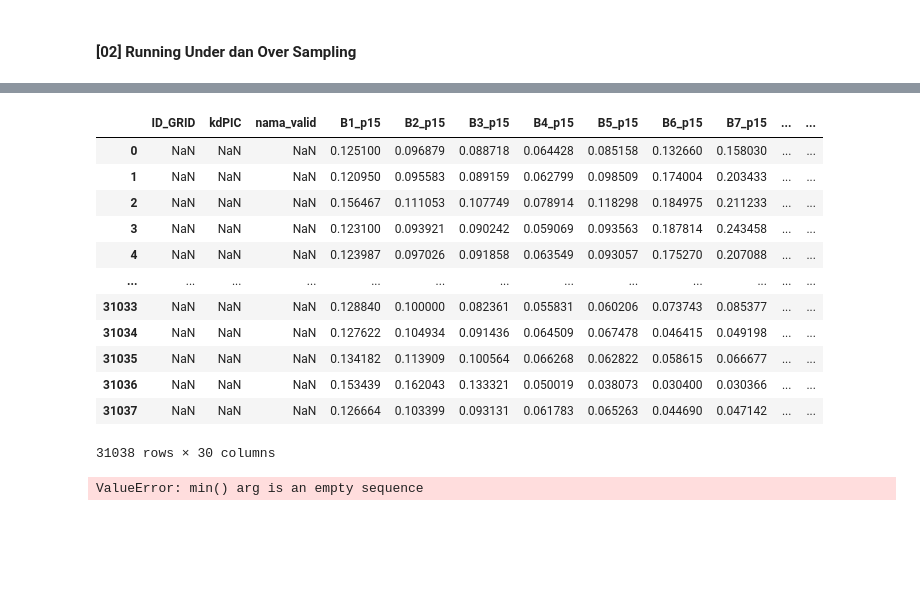
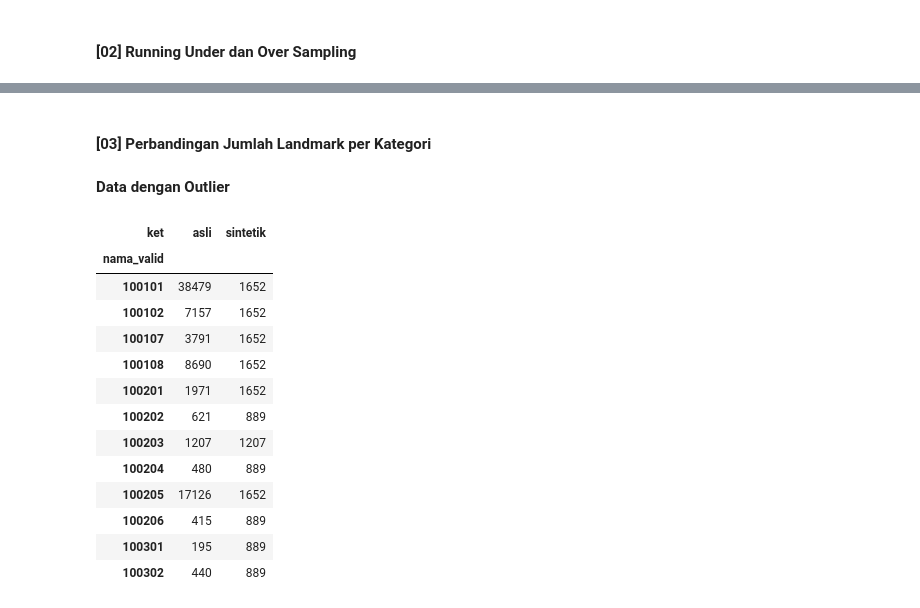
Before and after one commit to achmfirmansyah/MLST2023, a Jupyter notebook: 03_Data Preparation #3 [Over_and_Under_Sampling].ipynb, the cells around one changed output, grey strips where cells are left out. Saved outputs shown, nothing was run; the diff lists cells and outputs as text; code cells hidden in the pictures; blank space fills up the shorter version.

```diff
--- a/03_Data Preparation #3 [Over_and_Under_Sampling].ipynb
+++ b/03_Data Preparation #3 [Over_and_Under_Sampling].ipynb
@@ -132,20 +108,22 @@ plt.plot()
-# %%
-df_all.loc[df_all.ket == 'sintetik']
-# %% [output]
-|  | ID_GRID | kdPIC | nama_valid | B1_p15 | B2_p15 | B3_p15 | B4_p15 | B5_p15 | B6_p15 | B7_p15 | ... | ... |
-| 0 | NaN | NaN | NaN | 0.125100 | 0.096879 | 0.088718 | 0.064428 | 0.085158 | 0.132660 | 0.158030 | ... | ... |
-| 1 | NaN | NaN | NaN | 0.120950 | 0.095583 | 0.089159 | 0.062799 | 0.098509 | 0.174004 | 0.203433 | ... | ... |
-| 2 | NaN | NaN | NaN | 0.156467 | 0.111053 | 0.107749 | 0.078914 | 0.118298 | 0.184975 | 0.211233 | ... | ... |
-| 3 | NaN | NaN | NaN | 0.123100 | 0.093921 | 0.090242 | 0.059069 | 0.093563 | 0.187814 | 0.243458 | ... | ... |
-| 4 | NaN | NaN | NaN | 0.123987 | 0.097026 | 0.091858 | 0.063549 | 0.093057 | 0.175270 | 0.207088 | ... | ... |
-| ... | ... | ... | ... | ... | ... | ... | ... | ... | ... | ... | ... | ... |
-| 31033 | NaN | NaN | NaN | 0.128840 | 0.100000 | 0.082361 | 0.055831 | 0.060206 | 0.073743 | 0.085377 | ... | ... |
-| 31034 | NaN | NaN | NaN | 0.127622 | 0.104934 | 0.091436 | 0.064509 | 0.067478 | 0.046415 | 0.049198 | ... | ... |
-| 31035 | NaN | NaN | NaN | 0.134182 | 0.113909 | 0.100564 | 0.066268 | 0.062822 | 0.058615 | 0.066677 | ... | ... |
-| 31036 | NaN | NaN | NaN | 0.153439 | 0.162043 | 0.133321 | 0.050019 | 0.038073 | 0.030400 | 0.030366 | ... | ... |
-| 31037 | NaN | NaN | NaN | 0.126664 | 0.103399 | 0.093131 | 0.061783 | 0.065263 | 0.044690 | 0.047142 | ... | ... |
-31038 rows × 30 columns
-# %%
-sns.countplot(x='nama_valid',data=df_all.loc[df_all.ket == 'sintetik'])
-# %% [output]
-ValueError: min() arg is an empty sequence
+# %% [markdown]
+#### [03] Perbandingan Jumlah Landmark per Kategori
+# %% [markdown]
+**Data dengan Outlier**
+# %%
+pd.pivot_table(df_all, values='B1_p15', index='nama_valid', columns='ket',
+               aggfunc='count')
+# %% [output]
+| ket | asli | sintetik |
+| nama_valid |  |  |
+| 100101 | 38479 | 1652 |
+| 100102 | 7157 | 1652 |
+| 100107 | 3791 | 1652 |
+| 100108 | 8690 | 1652 |
+| 100201 | 1971 | 1652 |
+| 100202 | 621 | 889 |
+| 100203 | 1207 | 1207 |
+| 100204 | 480 | 889 |
+| 100205 | 17126 | 1652 |
+| 100206 | 415 | 889 |
+| 100301 | 195 | 889 |
+| 100302 | 440 | 889 |
```
Also changed, not shown: parts of 9 cells of this notebook, 6 other files.
